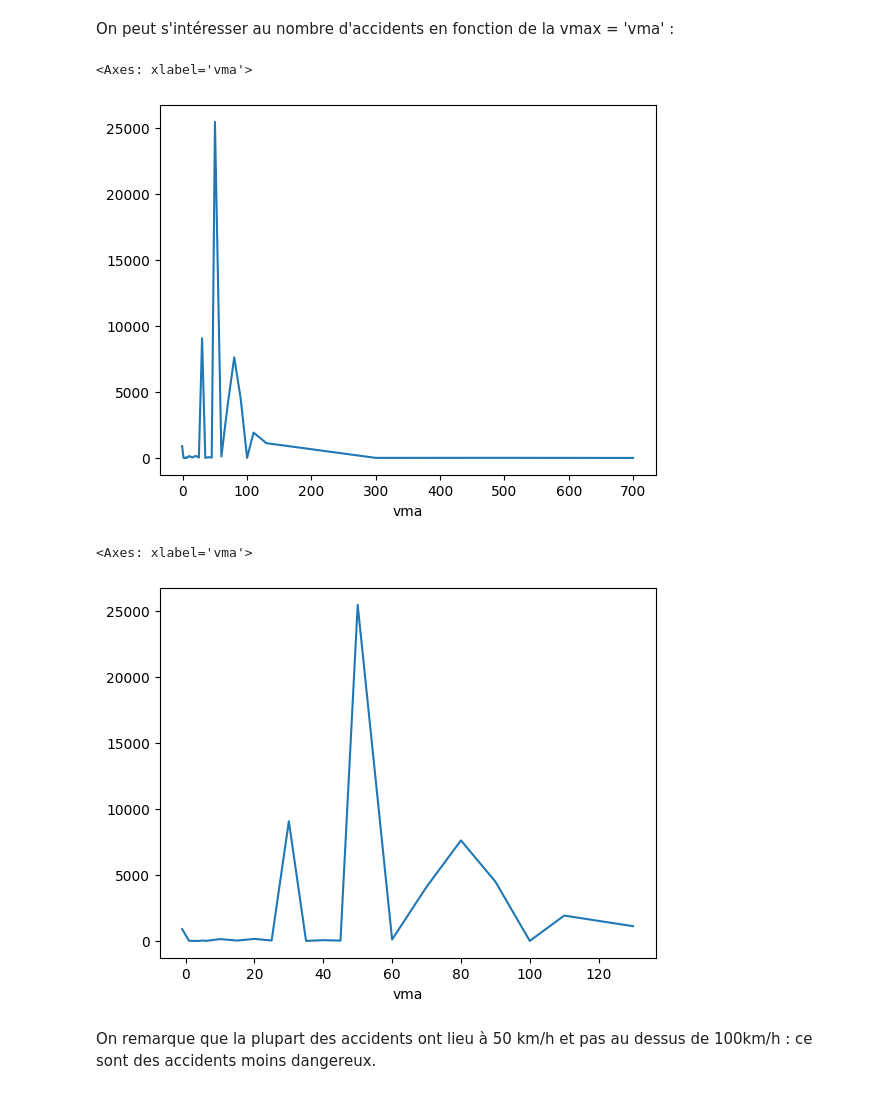
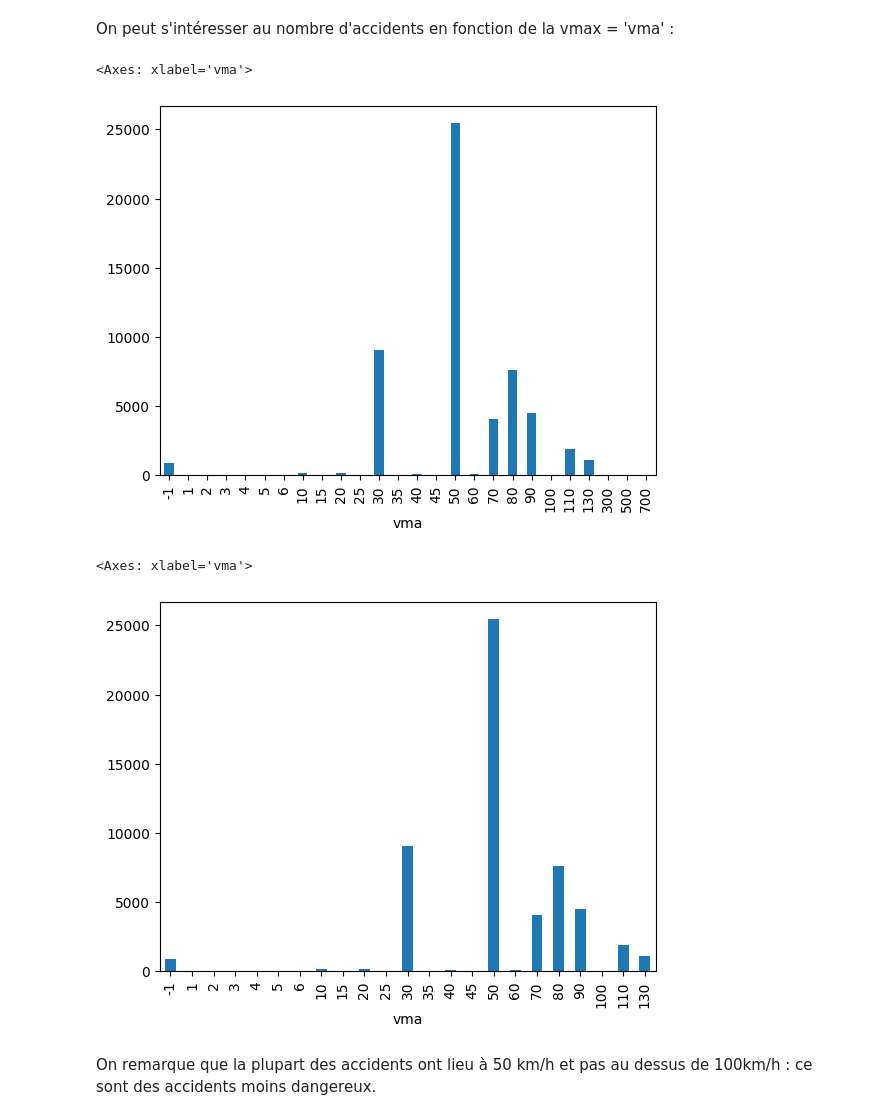
Before and after one commit to leclercrafael/Tp_info_accidents, a Jupyter notebook: notebook/lieuxaccidents.ipynb, the cells around one changed output. Cells and saved outputs as stored; diff of their text form; code cells hidden in the pictures.

```diff
--- a/notebook/lieuxaccidents.ipynb
+++ b/notebook/lieuxaccidents.ipynb
@@ -48,16 +48,16 @@ lieux
 # %% [markdown]
 On peut s'intéresser au nombre d'accidents en fonction de la vmax = 'vma' :
 # %%
-lieux['vma'].value_counts().sort_index().plot()
+lieux['vma'].value_counts().sort_index().plot(kind ='bar')
 # %% [output]
 <Axes: xlabel='vma'>
-[figure, old version]
+[figure, new version]
 # %%
 lieuxv = lieux['vma']
-lieuxv.loc[( lieux['vma'] <=280)].value_counts().sort_index().plot()
+lieuxv.loc[( lieux['vma'] <=280)].value_counts().sort_index().plot(kind = 'bar')
 # %% [output]
 <Axes: xlabel='vma'>
-[figure, old version]
+[figure, new version]
 # %% [markdown]
 On remarque que la plupart des accidents ont lieu à 50 km/h et pas au dessus de 100km/h : ce sont des accidents moins dangereux.
 # %% [markdown]
```
Also changed, not shown: parts of 3 cells of this notebook, 1 other file.
